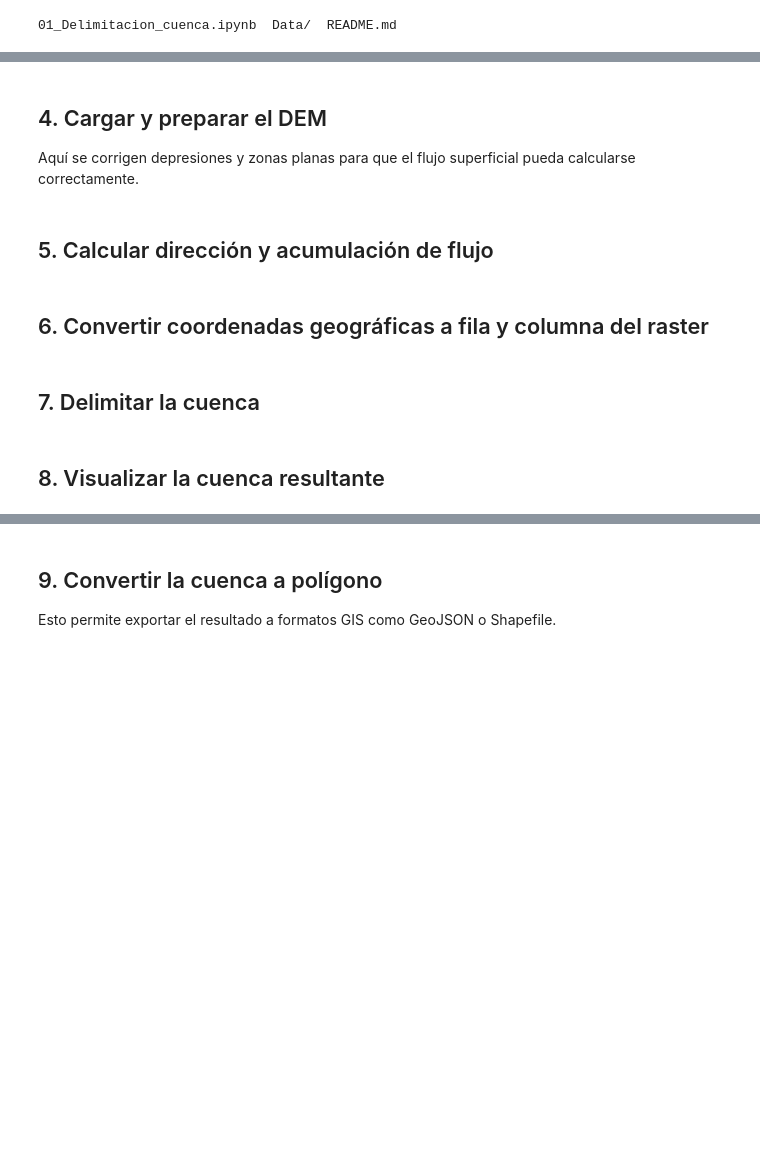
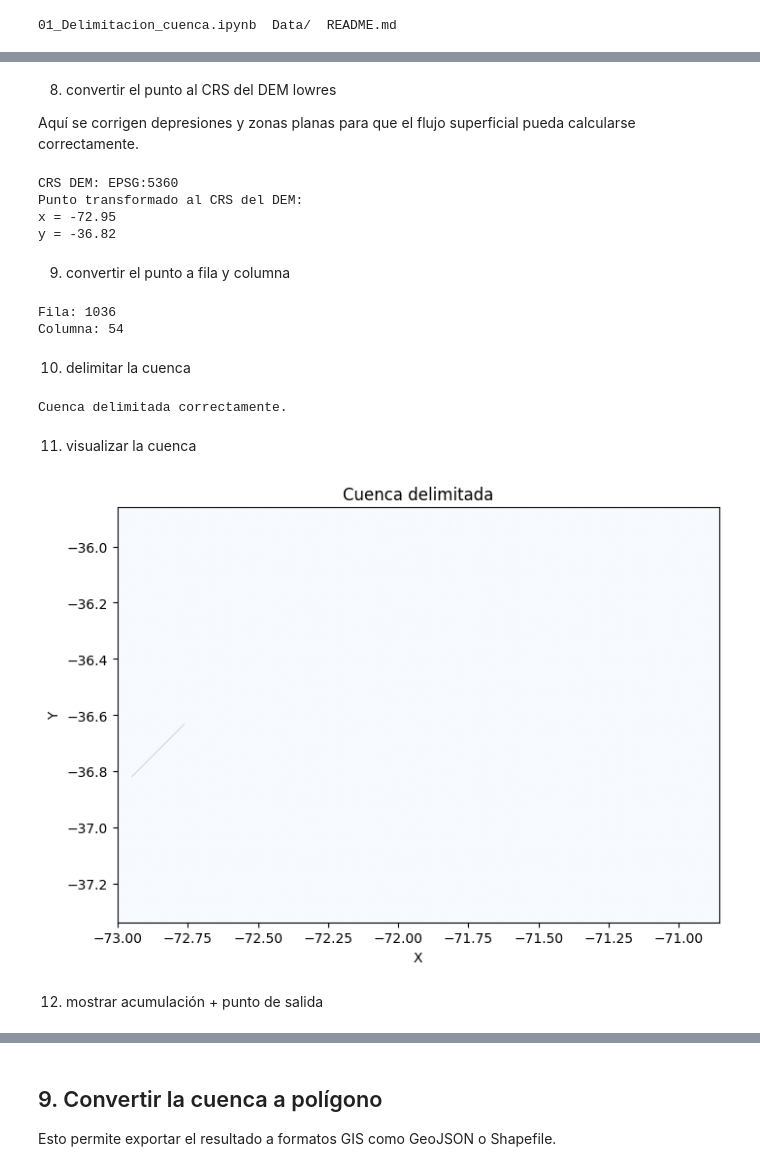
Before and after one commit to paulmunozpauta/Hidrology_Course, a Jupyter notebook: 01_Delimitacion_cuenca.ipynb, the cells around one changed output, grey strips where cells are left out. Drawn from its saved outputs; the diff is of its cells as text; code cells hidden in the pictures; blank space fills up the shorter version.

```diff
--- a/01_Delimitacion_cuenca.ipynb
+++ b/01_Delimitacion_cuenca.ipynb
@@ -111,53 +230,59 @@ print(f"Punto de salida: lon={outlet_lon}, lat={outlet_lat}")
 # %% [markdown]
-## 4. Cargar y preparar el DEM
+8) convertir el punto al CRS del DEM lowres
 
 Aquí se corrigen depresiones y zonas planas para que el flujo superficial pueda calcularse correctamente.
 # %%
-# Crear la grilla a partir del DEM
-grid = Grid.from_raster(dem_path)
-dem = grid.read_raster(dem_path)
+with rasterio.open(dem_lowres_path) as src:
+    print("CRS DEM:", src.crs)
 
-print("Rellenando depresiones...")
-dem_filled = grid.fill_depressions(dem)
+    x_out, y_out = transform("EPSG:4326", src.crs, [outlet_lon], [outlet_lat])
+    x_out = x_out[0]
+    y_out = y_out[0]
 
-print("Resolviendo zonas planas...")
-dem_inflated = grid.resolve_flats(dem_filled)
-
-print("DEM listo para el análisis hidrológico.")
+print("Punto transformado al CRS del DEM:")
+print("x =", x_out)
+print("y =", y_out)
+# %% [output]
+CRS DEM: EPSG:5360
+Punto transformado al CRS del DEM:
+x = -72.95
+y = -36.82
 # %% [markdown]
-## 5. Calcular dirección y acumulación de flujo
+9) convertir el punto a fila y columna
 # %%
-# Calcular dirección de flujo
-fdir = grid.flowdir(dem_inflated)
+with rasterio.open(dem_lowres_path) as src:
+    row, col = src.index(x_out, y_out)
 
-# Calcular acumulación de flujo
-acc = grid.accumulation(fdir)
-
-print("Dirección y acumulación de flujo calculadas.")
+print("Fila:", row)
+print("Columna:", col)
+# %% [output]
+Fila: 1036
+Columna: 54
 # %% [markdown]
-## 6. Convertir coordenadas geográficas a fila y columna del raster
+10) delimitar la cuenca
 # %%
-with rasterio.open(dem_path) as src:
-    row, col = src.index(outlet_lon, outlet_lat)
+catch = grid.catchment(
+    x=col,
+    y=row,
+    fdir=fdir,
+    xytype="index"
+)
 
-print(f"Fila: {row}, Columna: {col}")
+print("Cuenca delimitada correctamente.")
+# %% [output]
+Cuenca delimitada correctamente.
 # %% [markdown]
-## 7. Delimitar la cuenca
+11) visualizar la cuenca
 # %%
-# Delimitar cuenca usando el punto de salida
-catch = grid.catchment(
-    x=col,
-    y=row,
-    fdir=fdir,
-    xytype="index"
-)
-
-# Recortar la grilla a la cuenca
-grid.clip_to(catch)
-catch_view = grid.view(catch)
-
-print("Cuenca delimitada correctamente.")
+fig, ax = plt.subplots(figsize=(8, 8))
+ax.imshow(catch, extent=grid.extent, cmap="Blues")
+ax.set_title("Cuenca delimitada")
+ax.set_xlabel("X")
+ax.set_ylabel("Y")
+plt.show()
+# %% [output]
+[figure, added]
 # %% [markdown]
-## 8. Visualizar la cuenca resultante
+12) mostrar acumulación + punto de salida
 # %%
 fig, ax = plt.subplots(figsize=(8, 8))
```
Also changed, not shown: parts of 22 cells of this notebook.
